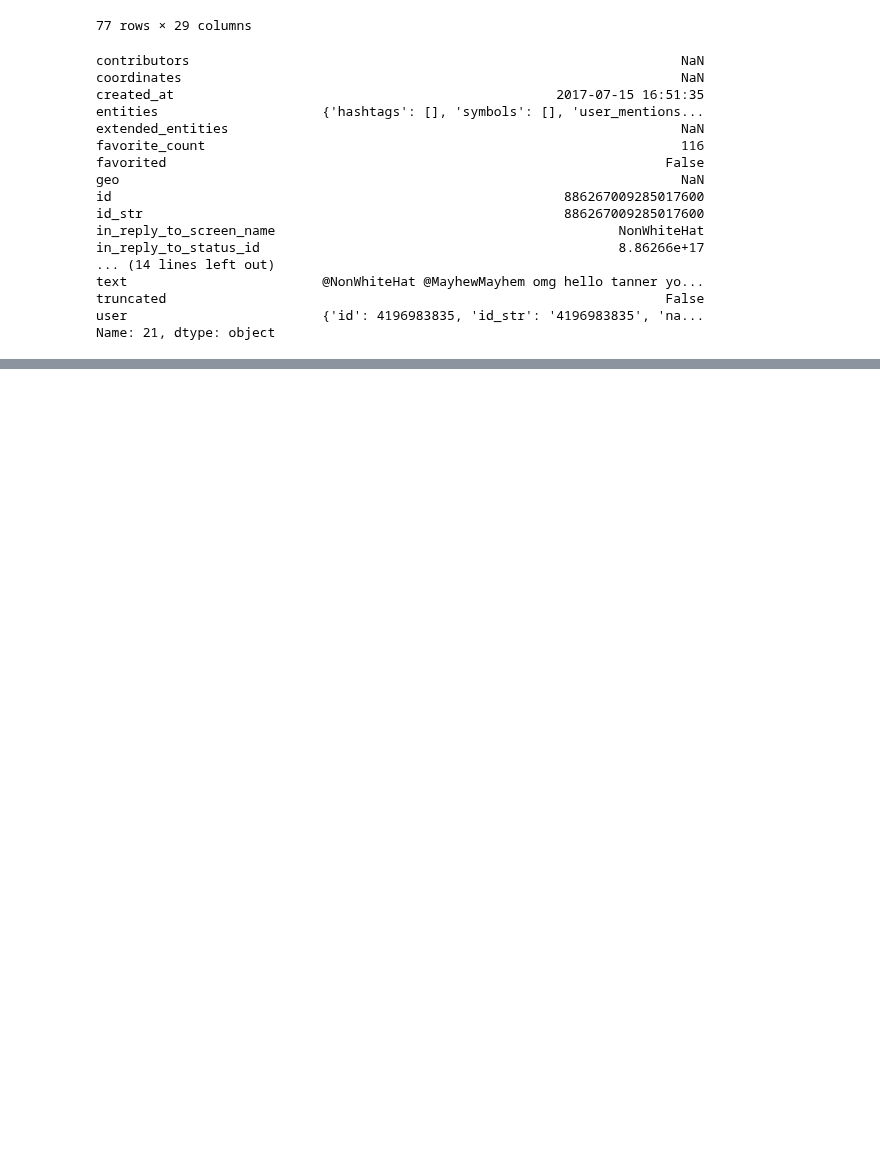
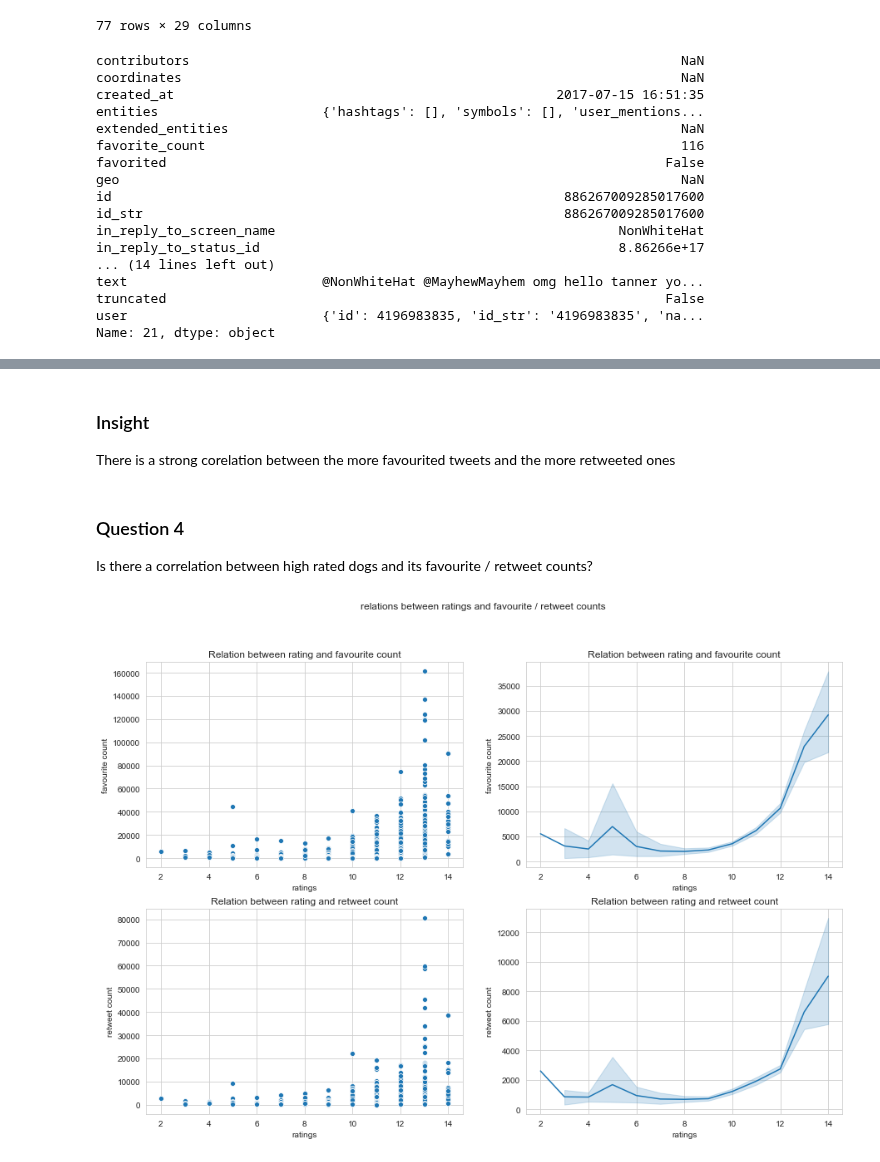
Before and after one commit to ksprashu/Data-Analysis-Projects, a Jupyter notebook: analyze_weratedogs_data/wrangle_act.ipynb, the cells around one changed output, grey strips where cells are left out. Drawn from its saved outputs; the diff is of its cells as text; code cells hidden in the pictures; blank space fills up the shorter version.

```diff
--- a/analyze_weratedogs_data/wrangle_act.ipynb
+++ b/analyze_weratedogs_data/wrangle_act.ipynb
@@ -481,0 +1430,27 @@ Name: 21, dtype: object
+# %% [markdown]
+### Insight
+There is a strong corelation between the more favourited tweets and the more retweeted ones
+# %% [markdown]
+### Question 4
+Is there a correlation between high rated dogs and its favourite / retweet counts?
+# %%
+f, ax = plt.subplots(2, 2, figsize=(15,10))
+f.suptitle('relations between ratings and favourite / retweet counts')
+
+sns.scatterplot(data=dogrates_df, x='rating_numerator', y='favorite_count', ax=ax[0][0]);
+ax[0][0].set_title('Relation between rating and favourite count');
+ax[0][0].set(xlabel='ratings', ylabel='favourite count');
+
+sns.lineplot(data=dogrates_df, x='rating_numerator', y='favorite_count', ax=ax[0][1]);
+ax[0][1].set_title('Relation between rating and favourite count');
+ax[0][1].set(xlabel='ratings', ylabel='favourite count');
+
+sns.scatterplot(data=dogrates_df, x='rating_numerator', y='retweet_count', ax=ax[1][0]);
+ax[1][0].set_title('Relation between rating and retweet count');
+ax[1][0].set(xlabel='ratings', ylabel='retweet count');
+
+sns.lineplot(data=dogrates_df, x='rating_numerator', y='retweet_count', ax=ax[1][1]);
+ax[1][1].set_title('Relation between rating and retweet count');
+ax[1][1].set(xlabel='ratings', ylabel='retweet count');
+# %% [output]
+[figure, added]
```
Also changed, not shown: parts of 226 cells of this notebook, 7 other files.
